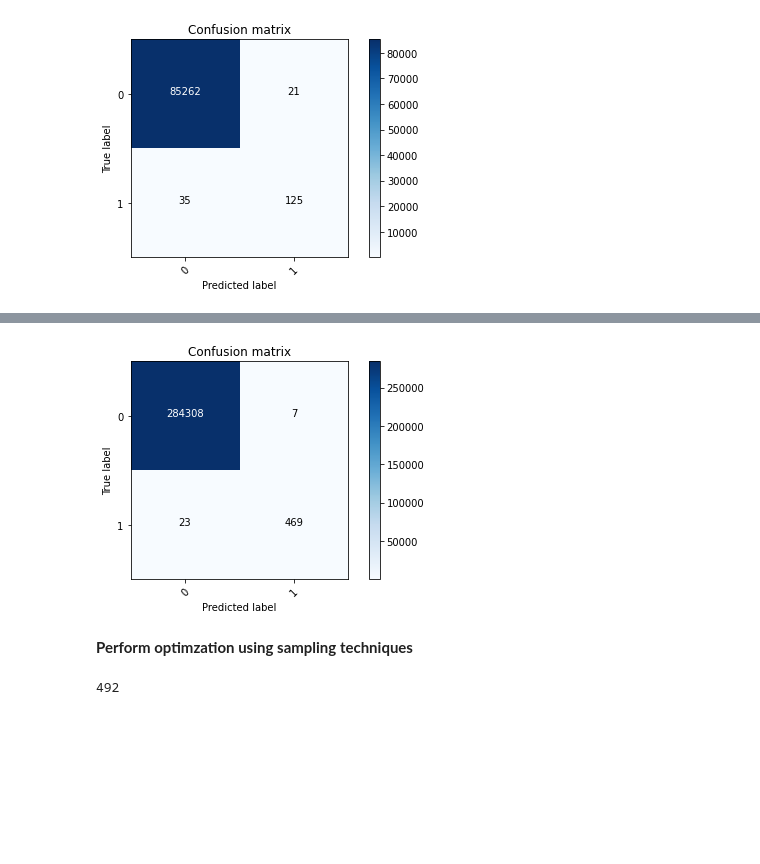
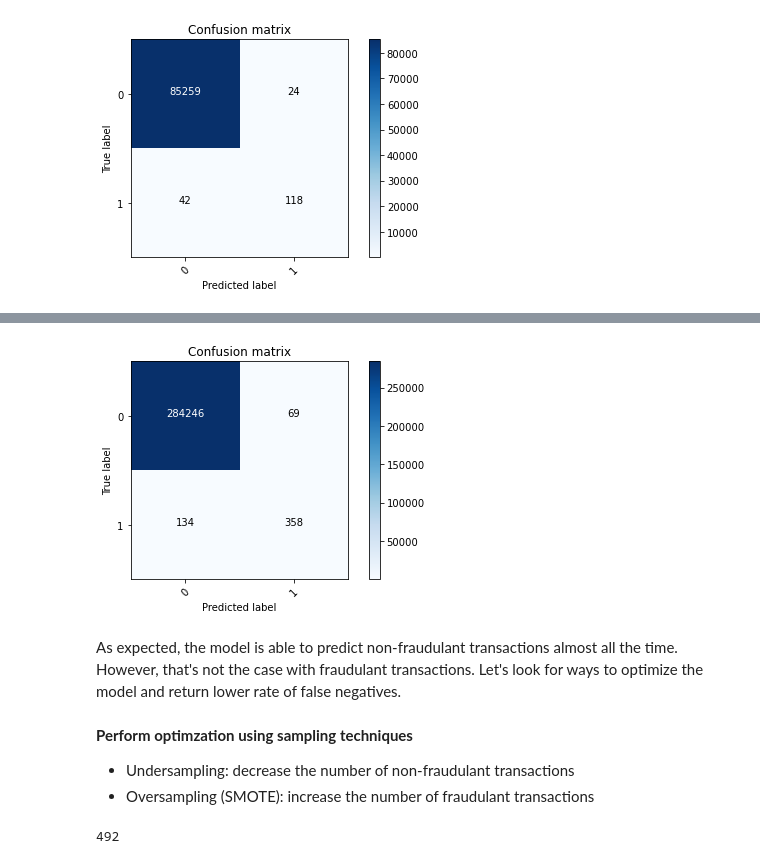
Before and after one commit to ah-hatahet/case_study, a Jupyter notebook: fraud_detection.ipynb, the cells around one changed output, grey strips where cells are left out. Drawn from its saved outputs; the diff is of its cells as text; code cells hidden in the pictures; blank space fills up the shorter version.

```diff
--- a/fraud_detection.ipynb
+++ b/fraud_detection.ipynb
@@ -246,12 +236,17 @@ plot_confusion_matrix(cm)
 # %%
 # predict on the whole dataset
-y_pred = random_forest.predict(X)
+y_pred = model.predict(X)
 cm = confusion_matrix(y,y_pred.round())
 plot_confusion_matrix(cm)
 # %% [output]
-[figure, old version]
+[figure, new version]
-# %% [markdown]
-**Perform optimzation using sampling techniques**
+# %% [markdown]
+As expected, the model is able to predict non-fraudulant transactions almost all the time. However, that's not the case with fraudulant transactions. Let's look for ways to optimize the model and return lower rate of false negatives.
+# %% [markdown]
+**Perform optimzation using sampling techniques**
+
+- Undersampling: decrease the number of non-fraudulant transactions
+- Oversampling (SMOTE): increase the number of fraudulant transactions
 # %%
 # undersampling
 
```
Also changed, not shown: parts of 23 cells of this notebook.
